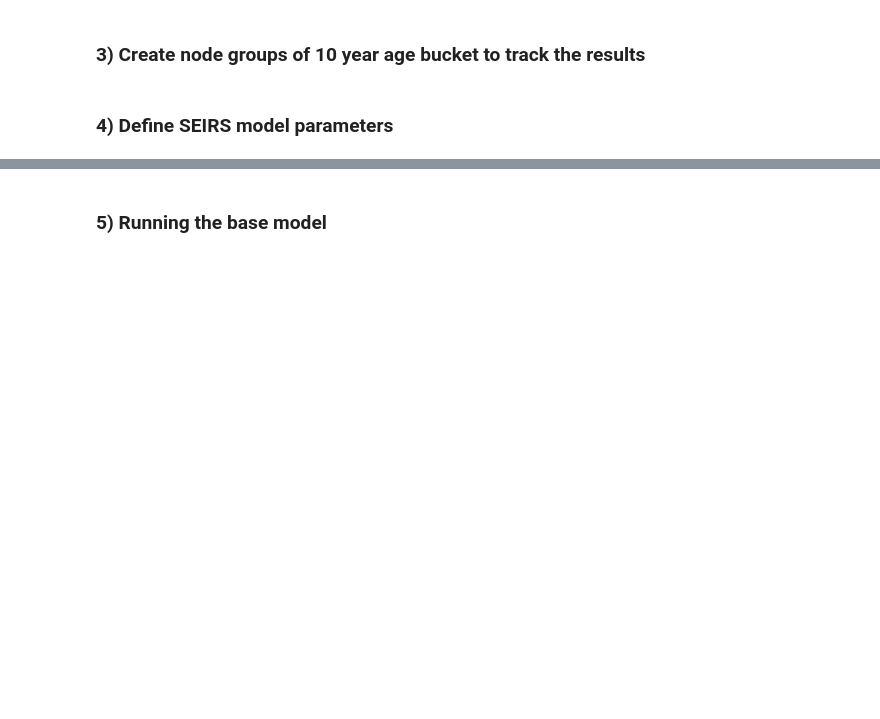
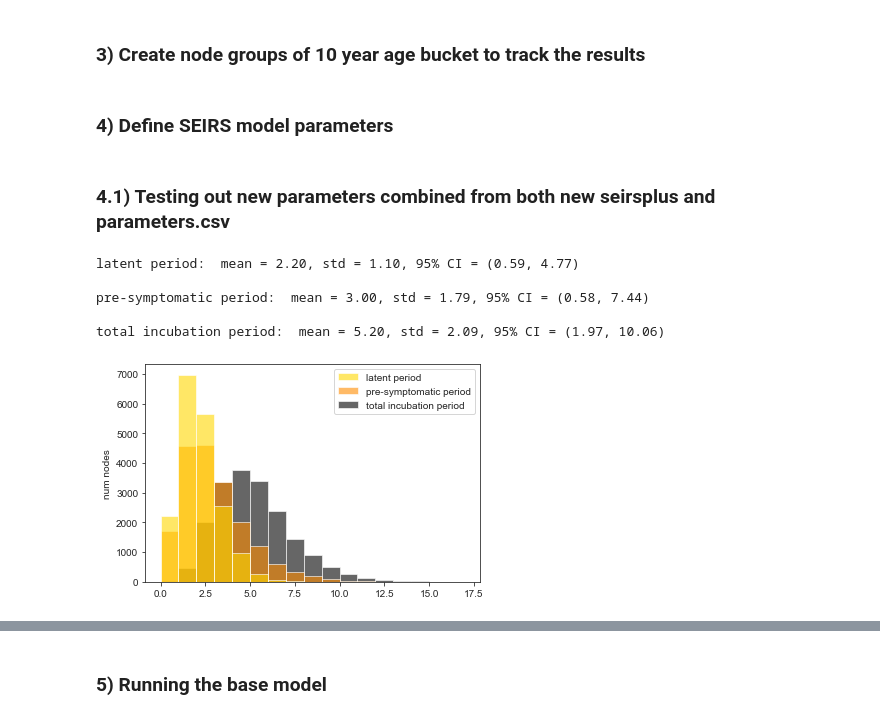
Before and after one commit to AIforGoodSimulator/network-model-python, a Jupyter notebook: NetworkModeling.ipynb, the cells around one changed output, grey strips where cells are left out. Drawn from its saved outputs; the diff is of its cells as text; code cells hidden in the pictures; blank space fills up the shorter version.

Commit message:
Testing new parameters from the updated seirsplus repo, community TTI notebook

```diff
--- a/NetworkModeling.ipynb
+++ b/NetworkModeling.ipynb
@@ -123,3 +135,20 @@ prob_symp_to_hosp = list(sample_pop["prob_hospitalisation"])
 
 init_symp_cases = 1
 init_asymp_cases = 1
+# %% [markdown]
+### 4.1) Testing out new parameters combined from both new seirsplus and parameters.csv
+# %%
+latentPeriod_mean, latentPeriod_coeffvar = 3.0, 0.6
+SIGMA   = 1 / gamma_dist(latentPeriod_mean, latentPeriod_coeffvar, n_pop)
+
+presymptomaticPeriod_mean, presymptomaticPeriod_coeffvar = 2.2, 0.5
+LAMDA   = 1 / gamma_dist(presymptomaticPeriod_mean, presymptomaticPeriod_coeffvar, n_pop)
+
+dist_info([1/LAMDA, 1/SIGMA, 1/LAMDA+1/SIGMA], ["latent period", "pre-symptomatic period", "total incubation period"], plot=True, colors=['gold', 'darkorange', 'black'], reverse_plot=True)
+# %% [output]
+latent period:  mean = 2.20, std = 1.10, 95% CI = (0.59, 4.77)
+
+pre-symptomatic period:  mean = 3.00, std = 1.79, 95% CI = (0.58, 7.44)
+
+total incubation period:  mean = 5.20, std = 2.09, 95% CI = (1.97, 10.06)
+[figure, added]
```
Also changed, not shown: parts of 29 cells of this notebook, 1 other file.
